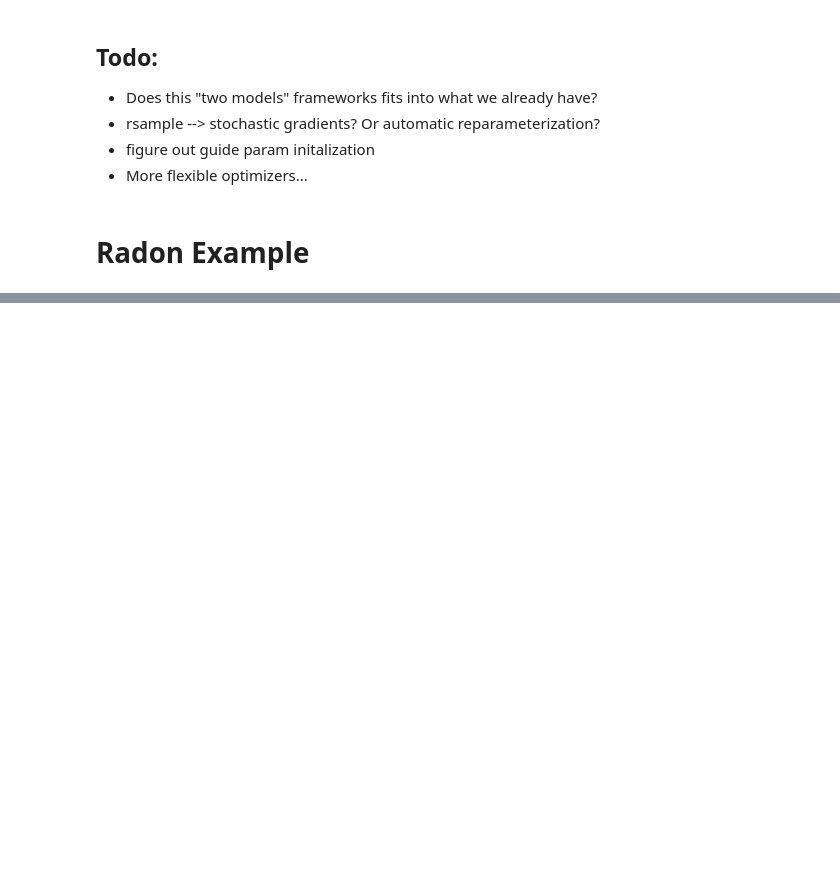
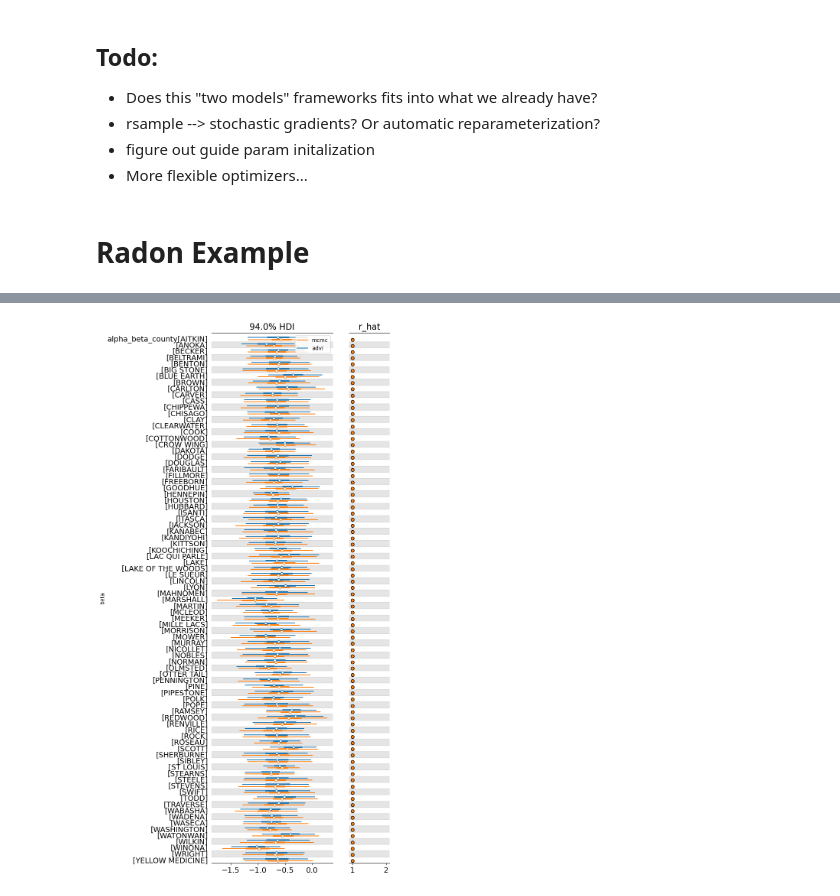
Before and after one commit to pymc-devs/pymc-extras, a Jupyter notebook: notebooks/ADVI Guide API.ipynb, the cells around one changed output, grey strips where cells are left out. Saved outputs shown, nothing was run; the diff lists cells and outputs as text; code cells hidden in the pictures; blank space fills up the shorter version.

```diff
--- a/notebooks/ADVI Guide API.ipynb
+++ b/notebooks/ADVI Guide API.ipynb
@@ -390,0 +399,14 @@ ax[0].set_ylabel("alpha");
+# %%
+ax = az.plot_forest(
+    [varying_intercept_trace, idata_mcmc],
+    var_names=["alpha_beta_county"],
+    r_hat=True,
+    combined=True,
+    figsize=(6, 18),
+    labeller=az.labels.NoModelLabeller(),
+    coords={"param": "beta"},
+    model_names=["advi", "mcmc"],
+)
+ax[0].set_ylabel("beta");
+# %% [output]
+[figure, added]
```
Also changed, not shown: parts of 13 cells of this notebook.
